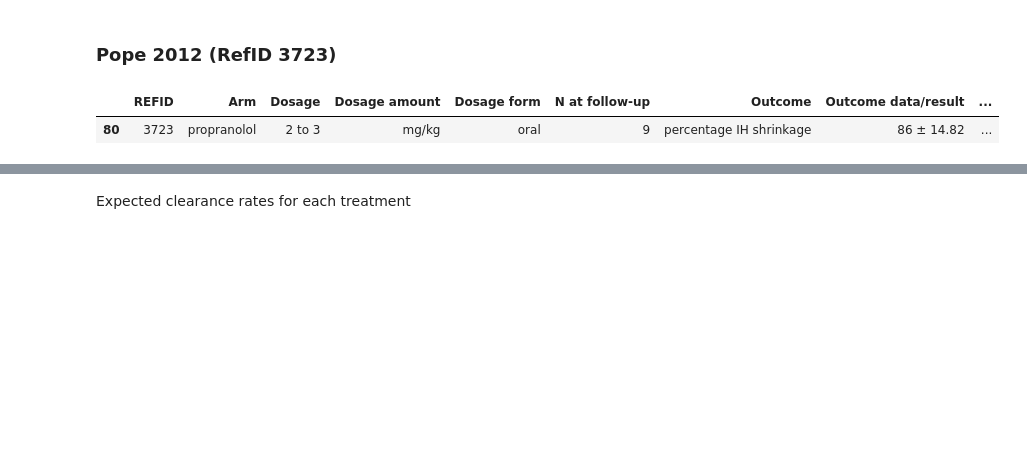
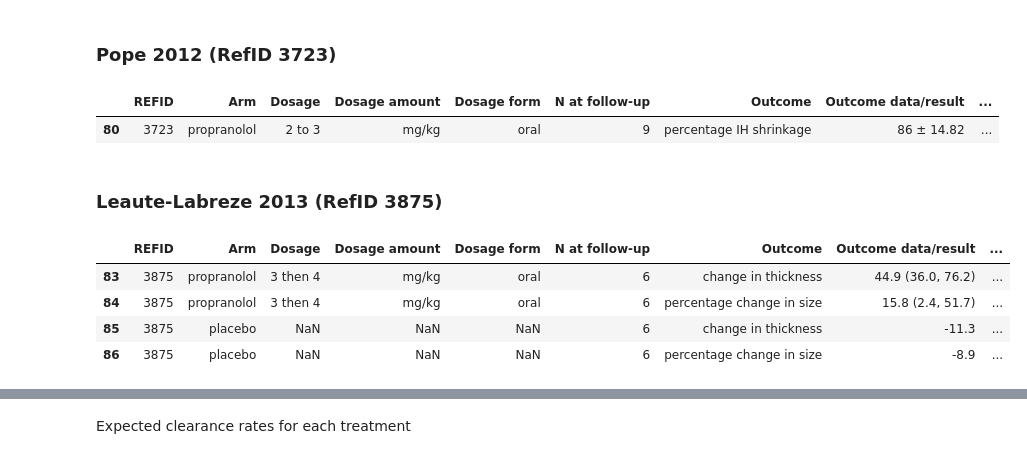
Before and after one commit to VanderbiltPopHealthSci/IH_meta-analysis, a Jupyter notebook: Infantile Hemangioma Meta-analysis.ipynb, the cells around one changed output, grey strips where cells are left out. Saved outputs shown, nothing was run; the diff lists cells and outputs as text; code cells hidden in the pictures; blank space fills up the shorter version.

```diff
--- a/Infantile Hemangioma Meta-analysis.ipynb
+++ b/Infantile Hemangioma Meta-analysis.ipynb
@@ -892,3 +893,13 @@ def mu_propranolol_3723(μ=μ, θ=θ, ϵ=ϵ):
 
 propranolol_obs_3723 = pm.Normal('propranolol_obs_3723', mu_propranolol_3723, propranolol_3723_var**-1,
                                 value=pm.logit(0.86), observed=True)
+# %% [markdown]
+### Leaute-Labreze 2013 (RefID 3875)
+# %%
+kq2_outcomes[kq2_outcomes.REFID==3875][subset_cols]
+# %% [output]
+|  | REFID | Arm | Dosage | Dosage amount | Dosage form | N at follow-up | Outcome | Outcome data/result | ... |
+| 83 | 3875 | propranolol | 3 then 4 | mg/kg | oral | 6 | change in thickness | 44.9 (36.0, 76.2) | ... |
+| 84 | 3875 | propranolol | 3 then 4 | mg/kg | oral | 6 | percentage change in size | 15.8 (2.4, 51.7) | ... |
+| 85 | 3875 | placebo | NaN | NaN | NaN | 6 | change in thickness | -11.3 | ... |
+| 86 | 3875 | placebo | NaN | NaN | NaN | 6 | percentage change in size | -8.9 | ... |
```
Also changed, not shown: parts of 45 cells of this notebook, 1 other file.
